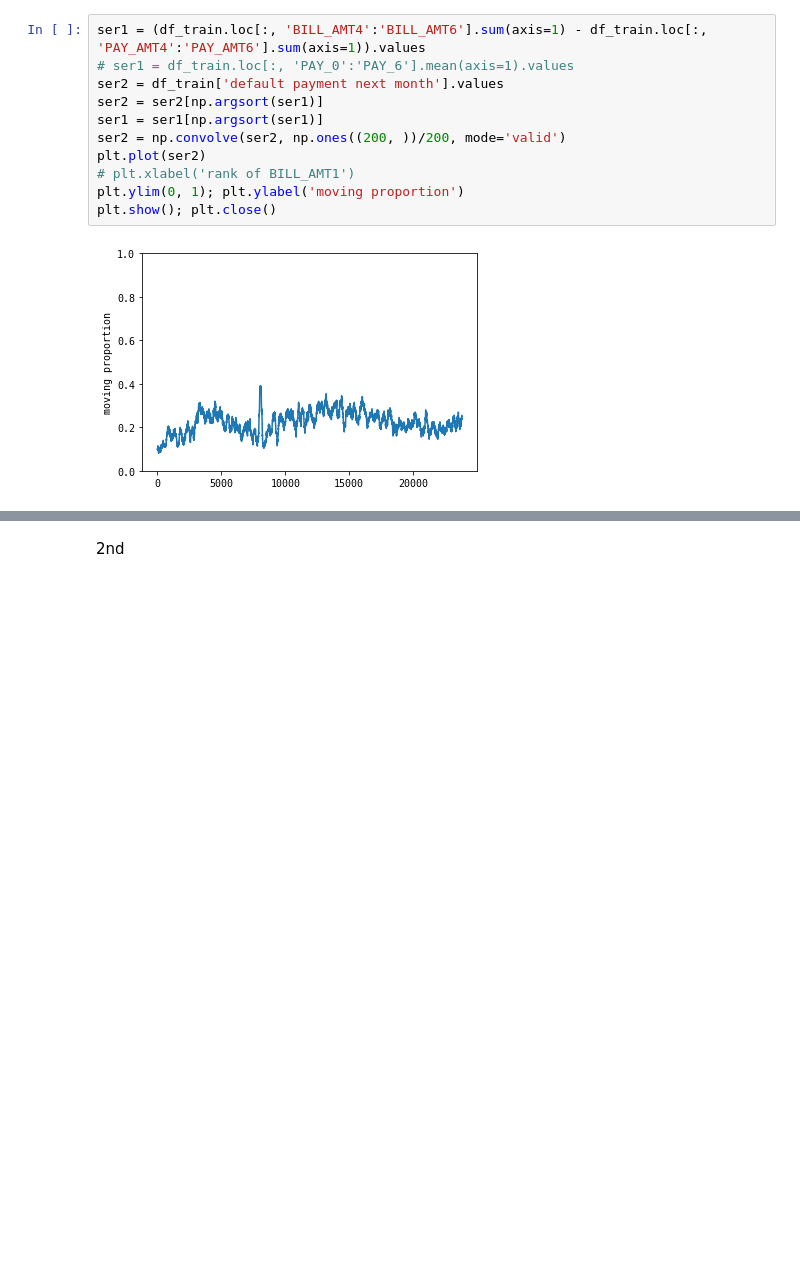
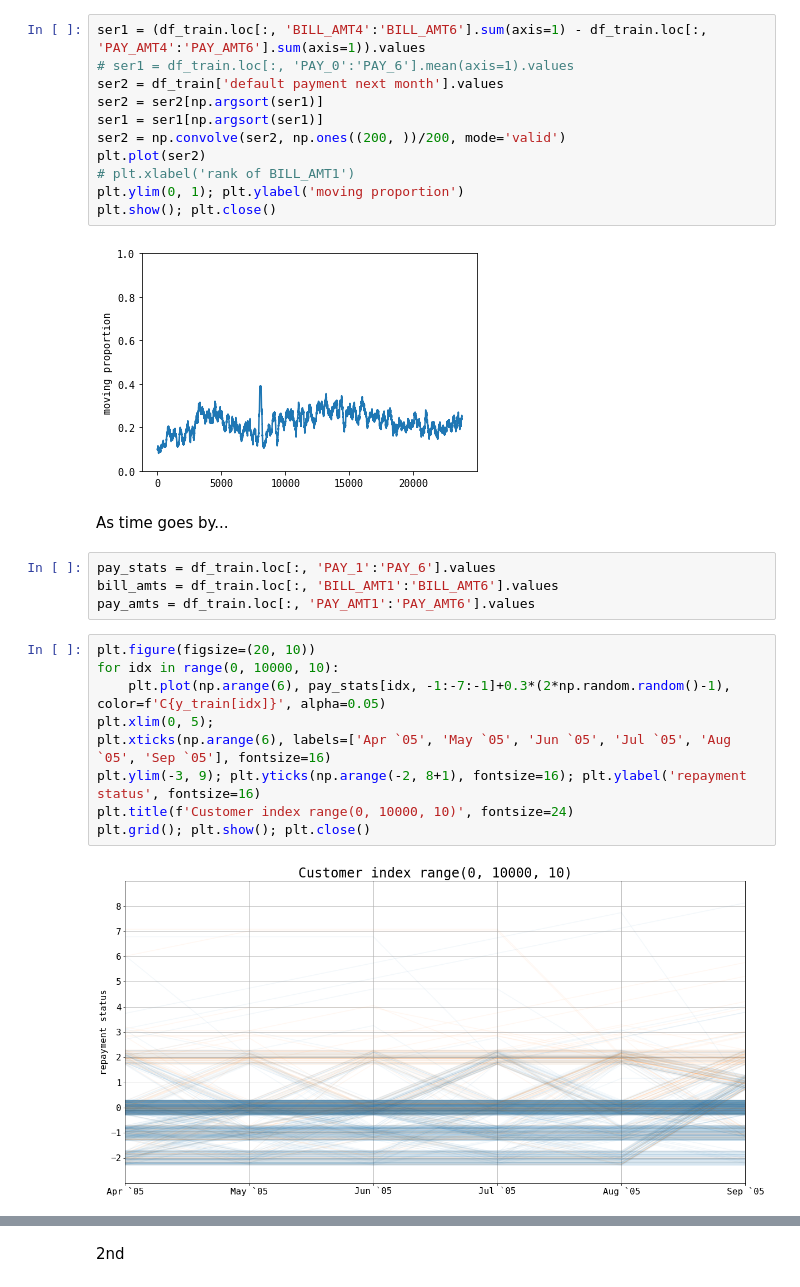
Before and after one commit to sinwall/221117_MLBasic, a Jupyter notebook: byungchang/starter_default.ipynb, the cells around one changed output, grey strips where cells are left out. Cells and saved outputs as stored; diff of their text form; blank space fills up the shorter version.

```diff
--- a/byungchang/starter_default.ipynb
+++ b/byungchang/starter_default.ipynb
@@ -159,3 +155,20 @@ plt.ylim(0, 1); plt.ylabel('moving proportion')
 plt.show(); plt.close()
 # %% [output]
 [figure]
+# %% [markdown]
+As time goes by...
+# %%
+pay_stats = df_train.loc[:, 'PAY_1':'PAY_6'].values
+bill_amts = df_train.loc[:, 'BILL_AMT1':'BILL_AMT6'].values
+pay_amts = df_train.loc[:, 'PAY_AMT1':'PAY_AMT6'].values
+# %%
+plt.figure(figsize=(20, 10))
+for idx in range(0, 10000, 10):
+    plt.plot(np.arange(6), pay_stats[idx, -1:-7:-1]+0.3*(2*np.random.random()-1), color=f'C{y_train[idx]}', alpha=0.05)
+plt.xlim(0, 5);
+plt.xticks(np.arange(6), labels=['Apr `05', 'May `05', 'Jun `05', 'Jul `05', 'Aug `05', 'Sep `05'], fontsize=16)
+plt.ylim(-3, 9); plt.yticks(np.arange(-2, 8+1), fontsize=16); plt.ylabel('repayment status', fontsize=16)
+plt.title(f'Customer index range(0, 10000, 10)', fontsize=24)
+plt.grid(); plt.show(); plt.close()
+# %% [output]
+[figure, added]
```
Also changed, not shown: parts of 4 cells of this notebook.
